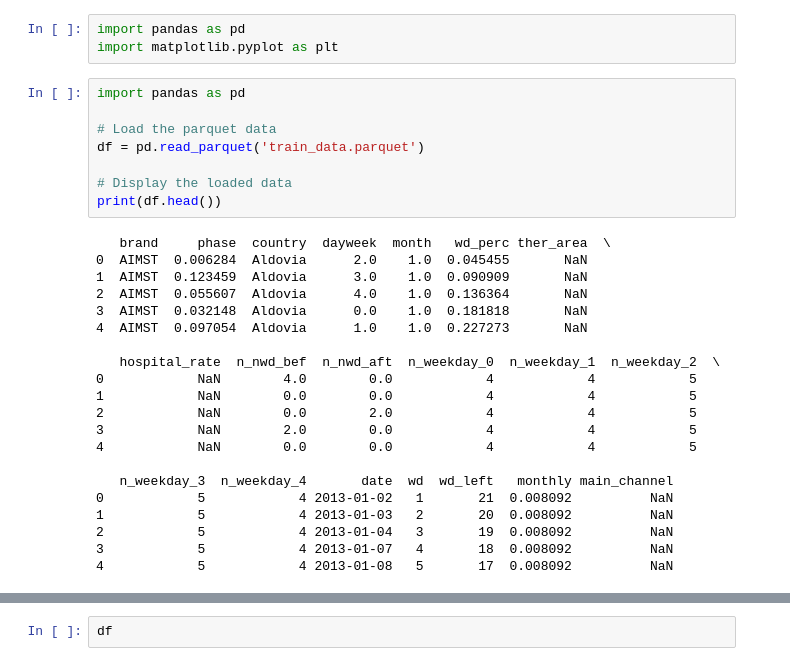
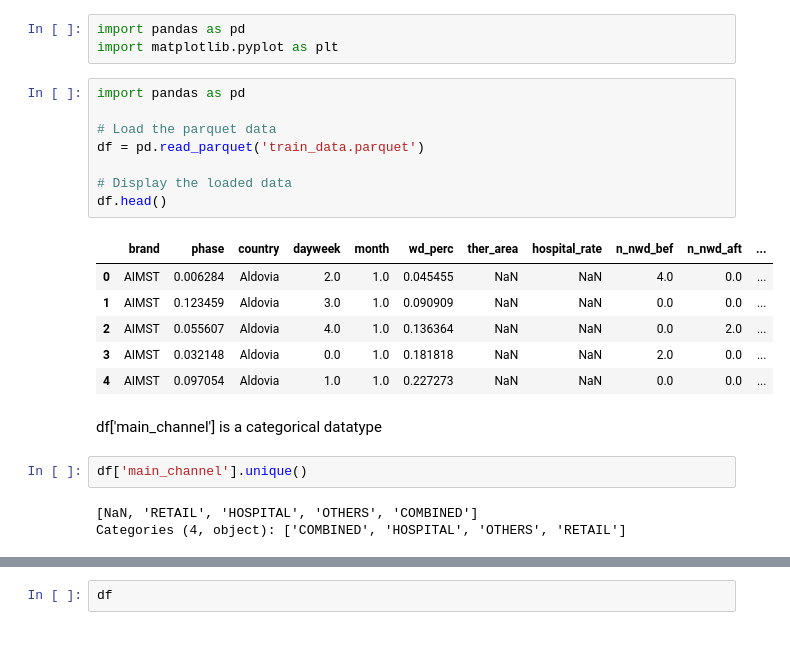
Before and after one commit to debsankarde/Novartis-datathon-2023, a Jupyter notebook: data_submission/eda.ipynb, the cells around one changed output, grey strips where cells are left out. Drawn from its saved outputs; the diff is of its cells as text.

```diff
--- a/data_submission/eda.ipynb
+++ b/data_submission/eda.ipynb
@@ -4,29 +4,22 @@ import matplotlib.pyplot as plt
 # %%
 import pandas as pd
 
 # Load the parquet data
 df = pd.read_parquet('train_data.parquet')
 
 # Display the loaded data
-print(df.head())
+df.head()
 # %% [output]
-   brand     phase  country  dayweek  month   wd_perc ther_area  \
-0  AIMST  0.006284  Aldovia      2.0    1.0  0.045455       NaN
-1  AIMST  0.123459  Aldovia      3.0    1.0  0.090909       NaN
-2  AIMST  0.055607  Aldovia      4.0    1.0  0.136364       NaN
-3  AIMST  0.032148  Aldovia      0.0    1.0  0.181818       NaN
-4  AIMST  0.097054  Aldovia      1.0    1.0  0.227273       NaN
-
-   hospital_rate  n_nwd_bef  n_nwd_aft  n_weekday_0  n_weekday_1  n_weekday_2  \
-0            NaN        4.0        0.0            4            4            5
-1            NaN        0.0        0.0            4            4            5
-2            NaN        0.0        2.0            4            4            5
-3            NaN        2.0        0.0            4            4            5
-4            NaN        0.0        0.0            4            4            5
-
-   n_weekday_3  n_weekday_4       date  wd  wd_left   monthly main_channel
-0            5            4 2013-01-02   1       21  0.008092          NaN
-1            5            4 2013-01-03   2       20  0.008092          NaN
-2            5            4 2013-01-04   3       19  0.008092          NaN
-3            5            4 2013-01-07   4       18  0.008092          NaN
-4            5            4 2013-01-08   5       17  0.008092          NaN
+|  | brand | phase | country | dayweek | month | wd_perc | ther_area | hospital_rate | n_nwd_bef | n_nwd_aft | ... |
+| 0 | AIMST | 0.006284 | Aldovia | 2.0 | 1.0 | 0.045455 | NaN | NaN | 4.0 | 0.0 | ... |
+| 1 | AIMST | 0.123459 | Aldovia | 3.0 | 1.0 | 0.090909 | NaN | NaN | 0.0 | 0.0 | ... |
+| 2 | AIMST | 0.055607 | Aldovia | 4.0 | 1.0 | 0.136364 | NaN | NaN | 0.0 | 2.0 | ... |
+| 3 | AIMST | 0.032148 | Aldovia | 0.0 | 1.0 | 0.181818 | NaN | NaN | 2.0 | 0.0 | ... |
+| 4 | AIMST | 0.097054 | Aldovia | 1.0 | 1.0 | 0.227273 | NaN | NaN | 0.0 | 0.0 | ... |
+# %% [markdown]
+df['main_channel'] is a categorical datatype
+# %%
+df['main_channel'].unique()
+# %% [output]
+[NaN, 'RETAIL', 'HOSPITAL', 'OTHERS', 'COMBINED']
+Categories (4, object): ['COMBINED', 'HOSPITAL', 'OTHERS', 'RETAIL']
```
Also changed, not shown: parts of 5 cells of this notebook.
